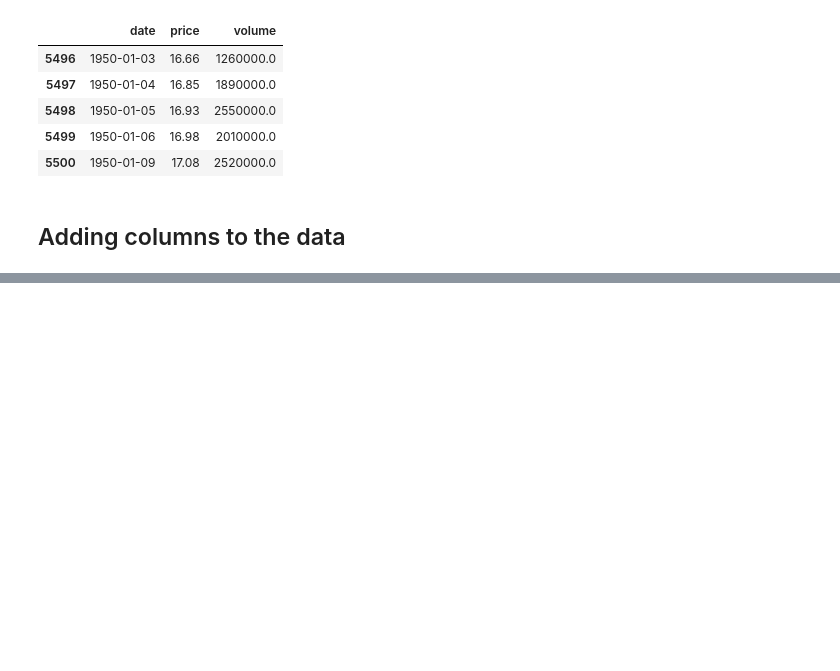
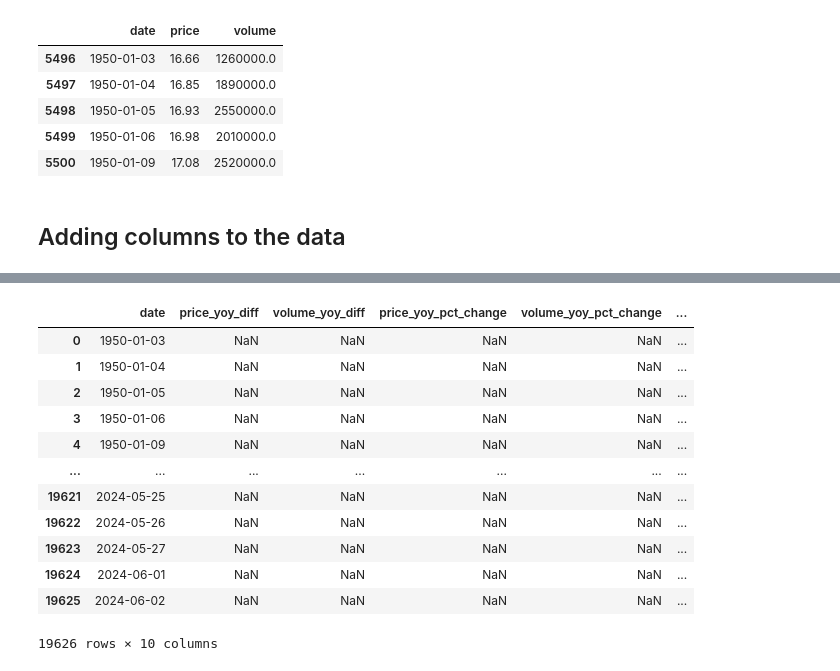
Before and after one commit to calvinraab/ML_Algorithmic_Trading, a Jupyter notebook: model_building.ipynb, the cells around one changed output, grey strips where cells are left out. Cells and saved outputs as stored; diff of their text form; code cells hidden in the pictures; blank space fills up the shorter version.

```diff
--- a/model_building.ipynb
+++ b/model_building.ipynb
@@ -189,0 +216,22 @@ sp_price_action
+# %%
+# Group them all together into one dataset
+year_df1 = pd.merge(year_sp_price_action, year_u_rate, on='date', how='outer')
+year_df2 = pd.merge(year_df1, year_sentiment, on='date', how='outer')
+year_df3 = pd.merge(year_df2, year_gdp, on='date', how='outer')
+year_df4 = pd.merge(year_df3, year_fed_funds_rate, on='date', how='outer')
+year_df5 = pd.merge(year_df4, year_cpi, on='date', how='outer')
+year_df5
+# %% [output]
+|  | date | price_yoy_diff | volume_yoy_diff | price_yoy_pct_change | volume_yoy_pct_change | ... |
+| 0 | 1950-01-03 | NaN | NaN | NaN | NaN | ... |
+| 1 | 1950-01-04 | NaN | NaN | NaN | NaN | ... |
+| 2 | 1950-01-05 | NaN | NaN | NaN | NaN | ... |
+| 3 | 1950-01-06 | NaN | NaN | NaN | NaN | ... |
+| 4 | 1950-01-09 | NaN | NaN | NaN | NaN | ... |
+| ... | ... | ... | ... | ... | ... | ... |
+| 19621 | 2024-05-25 | NaN | NaN | NaN | NaN | ... |
+| 19622 | 2024-05-26 | NaN | NaN | NaN | NaN | ... |
+| 19623 | 2024-05-27 | NaN | NaN | NaN | NaN | ... |
+| 19624 | 2024-06-01 | NaN | NaN | NaN | NaN | ... |
+| 19625 | 2024-06-02 | NaN | NaN | NaN | NaN | ... |
+19626 rows × 10 columns
```
Also changed, not shown: parts of 14 cells of this notebook, 2 other files.
